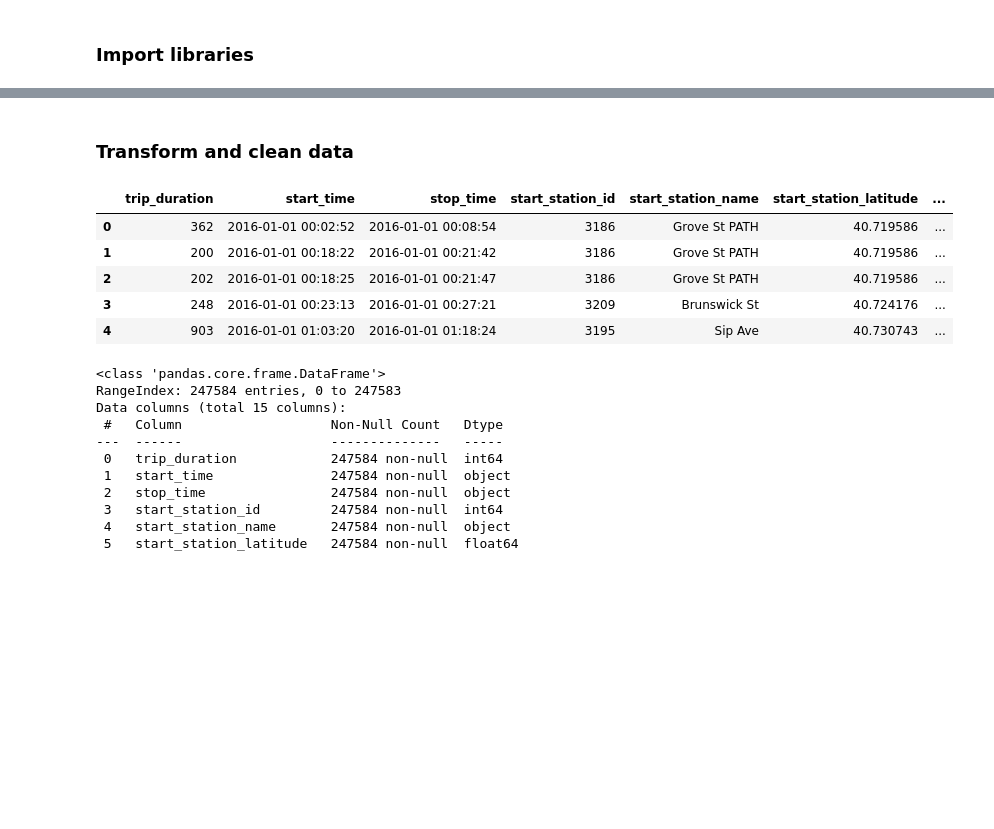
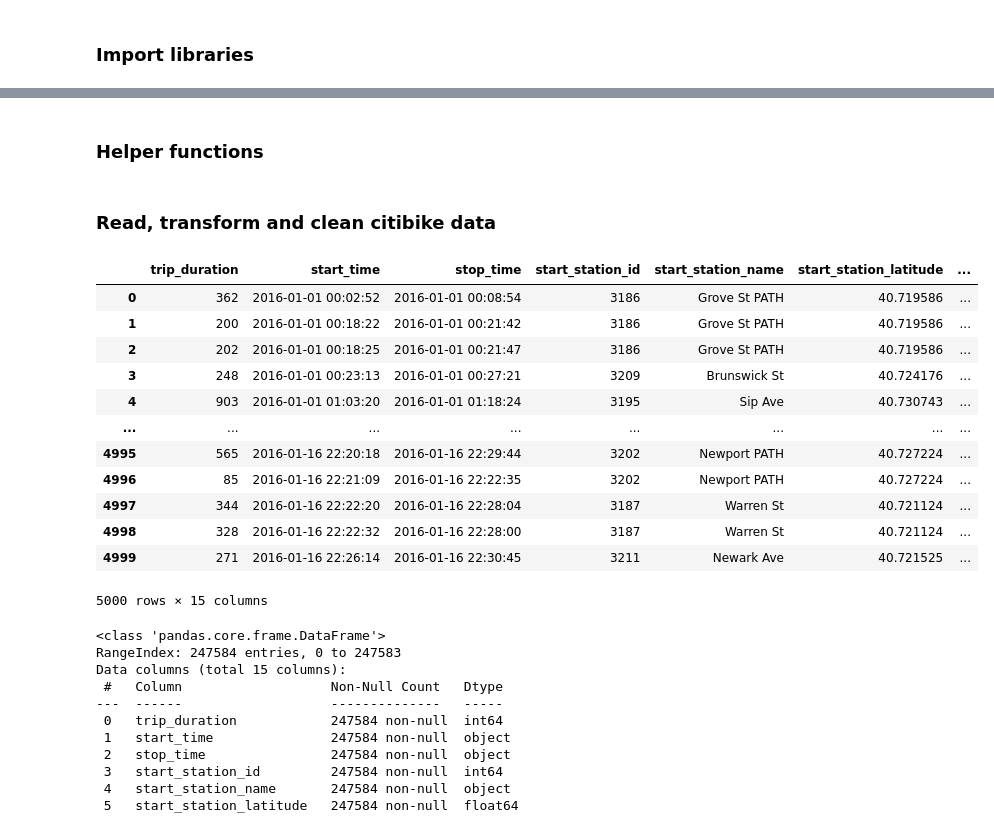
Before and after one commit to sebasgw/bike-rental-starter-kit, a Jupyter notebook: data_exploration.ipynb, the cells around one changed output, grey strips where cells are left out. Drawn from its saved outputs; the diff is of its cells as text; code cells hidden in the pictures; blank space fills up the shorter version.

Commit message:
Completed data exploration, transformation and cleaning for citibike and weather info.

```diff
--- a/data_exploration.ipynb
+++ b/data_exploration.ipynb
@@ -8,16 +6,29 @@ import os
-# %%
-citi_bike_dir = './data'
-files = []
-
-for file in os.listdir(citi_bike_dir):
-    with open(os.path.join(citi_bike_dir, file)) as f:
-        if 'citibike' in file:
-            dataframe = pd.read_csv(f'{citi_bike_dir}/{file}')
-            files.append(dataframe)
-
-citi_bike_df = pd.concat(files, ignore_index=True)
+# %% [markdown]
+### Helper functions
+# %%
+def create_df(directory, keyword):
+    files = []
+    for file in os.listdir(directory):
+        with open(os.path.join(directory, file)) as f:
+            if keyword in file:
+                dataframe = pd.read_csv(f'{directory}/{file}')
+                files.append(dataframe)
+    return pd.concat(files, ignore_index=True)
+
+
+def remove_whitespaces_df(df):
+    for col in df:
+        try:
+            if df[col] == 'object':
+                df[col] = df[col].str.strip()
+        except:
+            pass
 # %% [markdown]
-### Transform and clean data
+### Read, transform and clean citibike data
+# %%
+citi_bike_dir = './data'
+citi_bike_keyword = 'citibike'
+citi_bike_df = create_df(citi_bike_dir, citi_bike_keyword)
 # %%
 citi_bike_df = citi_bike_df.rename(columns={
                                             'Trip Duration':'trip_duration',
@@ -29,22 +40,29 @@ citi_bike_df = citi_bike_df.rename(columns={
                                             'Start Station Longitude':'start_station_longitude',
                                             'End Station ID':'end_station_id',
                                             'End Station Name':'end_station_name',
-                                            'End Station Latitude':'start_station_latitude',
-                                            'End Station Longitude':'start_station_longitude',
+                                            'End Station Latitude':'end_station_latitude',
+                                            'End Station Longitude':'end_station_longitude',
                                             'Bike ID':'bike_id',
                                             'User Type':'user_type',
                                             'Birth Year':'birth_year',
                                             'Gender':'gender'
 })
 # %%
-citi_bike_df.head()
+citi_bike_df.head(5000)
 # %% [output]
 |  | trip_duration | start_time | stop_time | start_station_id | start_station_name | start_station_latitude | ... |
 | 0 | 362 | 2016-01-01 00:02:52 | 2016-01-01 00:08:54 | 3186 | Grove St PATH | 40.719586 | ... |
 | 1 | 200 | 2016-01-01 00:18:22 | 2016-01-01 00:21:42 | 3186 | Grove St PATH | 40.719586 | ... |
 | 2 | 202 | 2016-01-01 00:18:25 | 2016-01-01 00:21:47 | 3186 | Grove St PATH | 40.719586 | ... |
 | 3 | 248 | 2016-01-01 00:23:13 | 2016-01-01 00:27:21 | 3209 | Brunswick St | 40.724176 | ... |
 | 4 | 903 | 2016-01-01 01:03:20 | 2016-01-01 01:18:24 | 3195 | Sip Ave | 40.730743 | ... |
+| ... | ... | ... | ... | ... | ... | ... | ... |
+| 4995 | 565 | 2016-01-16 22:20:18 | 2016-01-16 22:29:44 | 3202 | Newport PATH | 40.727224 | ... |
+| 4996 | 85 | 2016-01-16 22:21:09 | 2016-01-16 22:22:35 | 3202 | Newport PATH | 40.727224 | ... |
+| 4997 | 344 | 2016-01-16 22:22:20 | 2016-01-16 22:28:04 | 3187 | Warren St | 40.721124 | ... |
+| 4998 | 328 | 2016-01-16 22:22:32 | 2016-01-16 22:28:00 | 3187 | Warren St | 40.721124 | ... |
+| 4999 | 271 | 2016-01-16 22:26:14 | 2016-01-16 22:30:45 | 3211 | Newark Ave | 40.721525 | ... |
+5000 rows × 15 columns
 # %%
 citi_bike_df.info()
 # %% [output]
```
Also changed, not shown: parts of 27 cells of this notebook.
